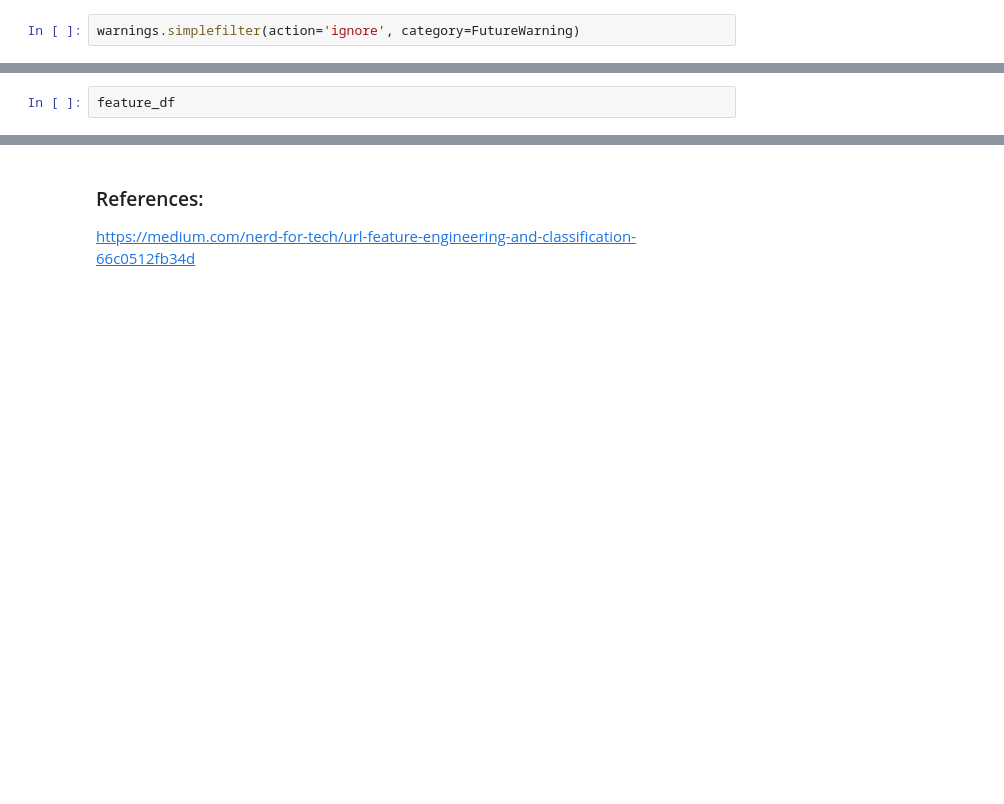
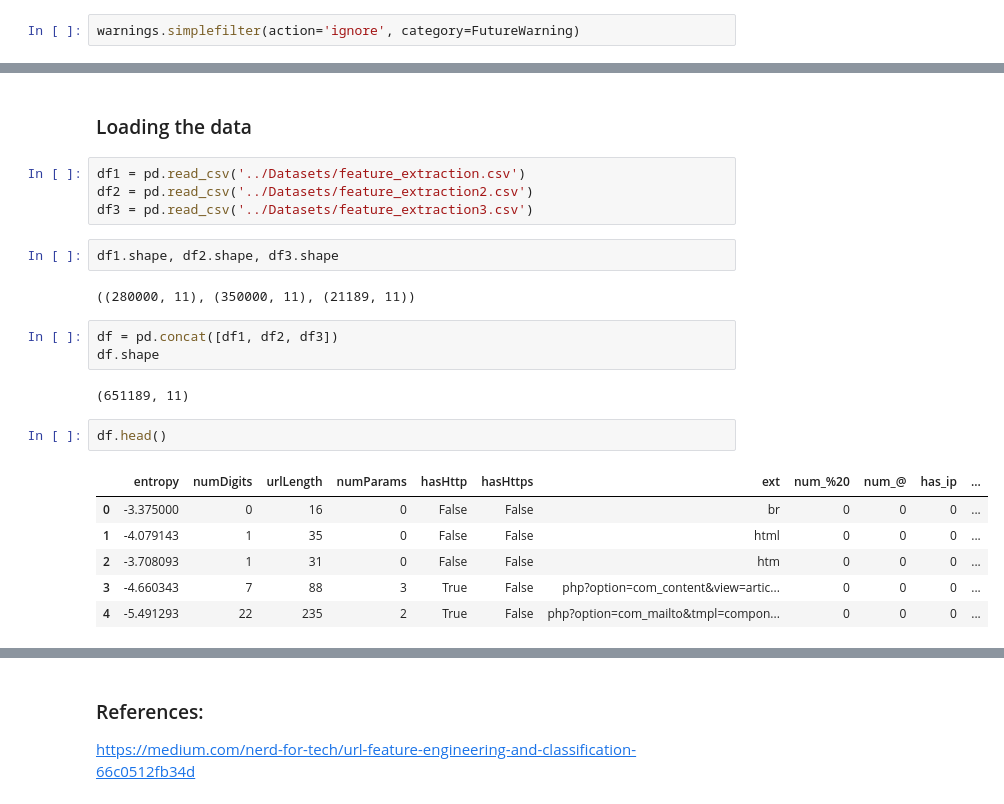
Before and after one commit to Nihal-Srivastava05/AI-Based-Firewall, a Jupyter notebook: Notebooks/URL Classification.ipynb, the cells around one changed output, grey strips where cells are left out. Drawn from its saved outputs; the diff is of its cells as text; blank space fills up the shorter version.

```diff
--- a/Notebooks/URL Classification.ipynb
+++ b/Notebooks/URL Classification.ipynb
@@ -296,2 +278,24 @@ for row in tqdm(df[:1000].iterrows()):
-# %%
-feature_df
+# %% [markdown]
+### Loading the data
+# %%
+df1 = pd.read_csv('../Datasets/feature_extraction.csv')
+df2 = pd.read_csv('../Datasets/feature_extraction2.csv')
+df3 = pd.read_csv('../Datasets/feature_extraction3.csv')
+# %%
+df1.shape, df2.shape, df3.shape
+# %% [output]
+((280000, 11), (350000, 11), (21189, 11))
+# %%
+df = pd.concat([df1, df2, df3])
+df.shape
+# %% [output]
+(651189, 11)
+# %%
+df.head()
+# %% [output]
+|  | entropy | numDigits | urlLength | numParams | hasHttp | hasHttps | ext | num_%20 | num_@ | has_ip | ... |
+| 0 | -3.375000 | 0 | 16 | 0 | False | False | br | 0 | 0 | 0 | ... |
+| 1 | -4.079143 | 1 | 35 | 0 | False | False | html | 0 | 0 | 0 | ... |
+| 2 | -3.708093 | 1 | 31 | 0 | False | False | htm | 0 | 0 | 0 | ... |
+| 3 | -4.660343 | 7 | 88 | 3 | True | False | php?option=com_content&view=artic... | 0 | 0 | 0 | ... |
+| 4 | -5.491293 | 22 | 235 | 2 | True | False | php?option=com_mailto&tmpl=compon... | 0 | 0 | 0 | ... |
```
Also changed, not shown: parts of 13 cells of this notebook, 2 other files.
